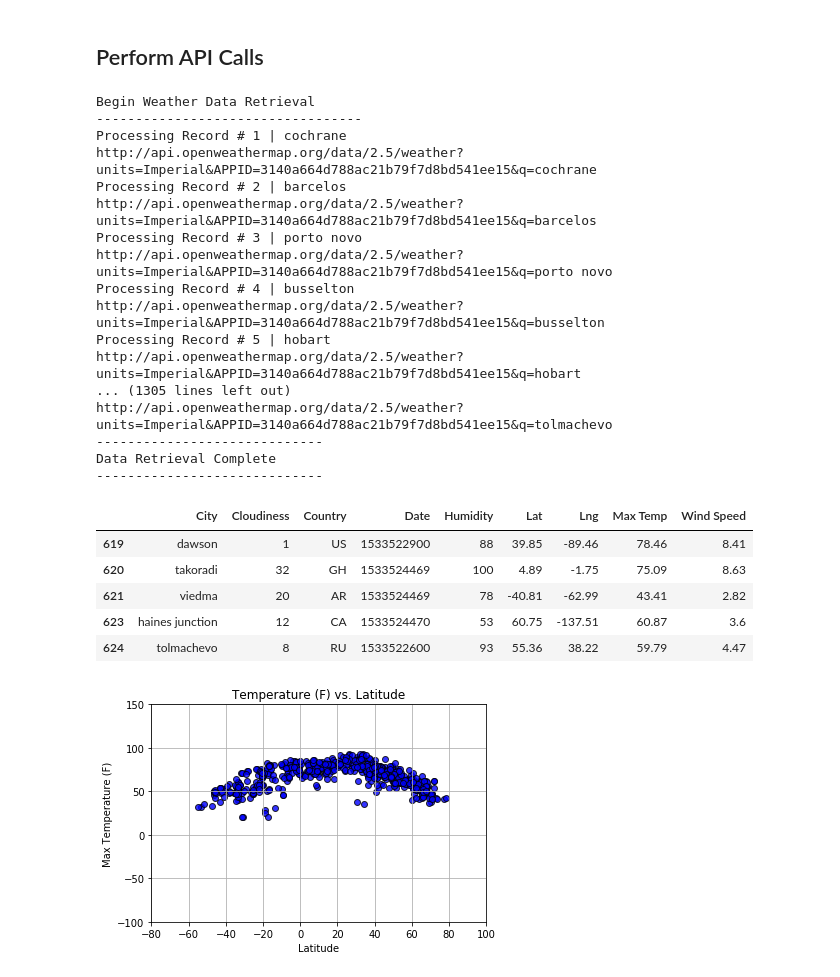
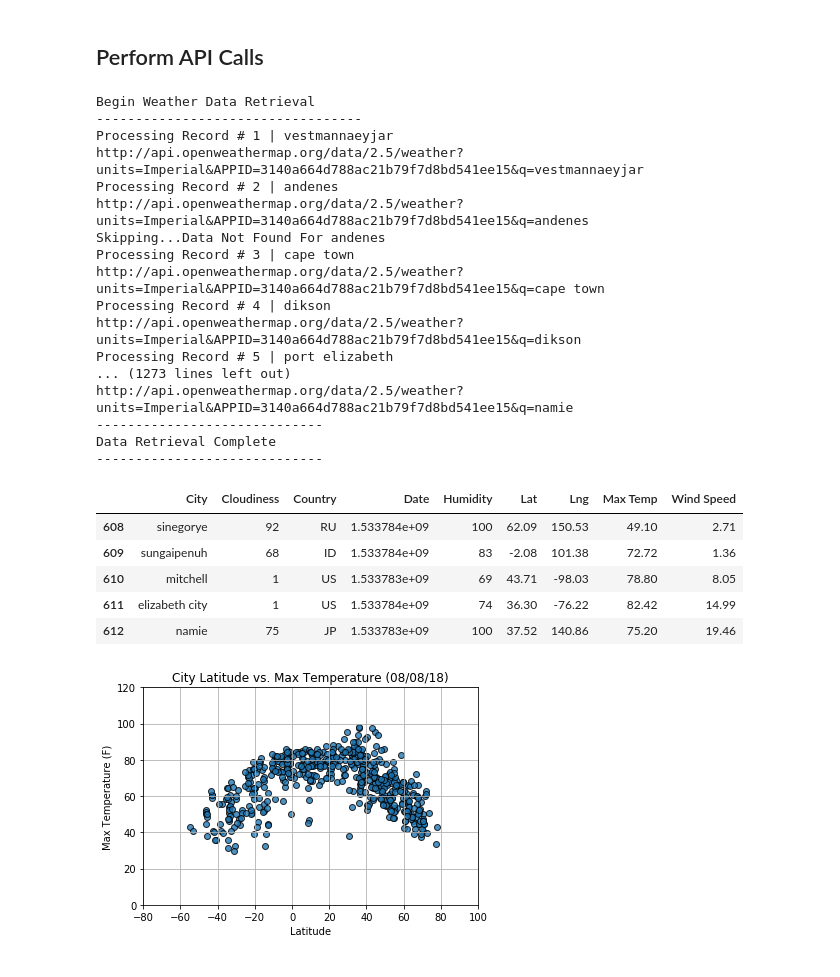
Before and after one commit to bmonroe44/WeatherPy, a Jupyter notebook: starter_code/WeatherPy.ipynb, the cells around one changed output. Cells and saved outputs as stored; diff of their text form; code cells hidden in the pictures.

Commit message:
WeatherPy Commit #2

```diff
--- a/starter_code/WeatherPy.ipynb
+++ b/starter_code/WeatherPy.ipynb
@@ -48,14 +53,14 @@ len(cities)
 city_weather_df = pd.DataFrame({"City": cities})
 
 # Add new columns to hold weather data
-city_weather_df["Cloudiness"] = ""
+city_weather_df["Cloudiness"] = 0
 city_weather_df["Country"] = ""
-city_weather_df["Date"] = ""
-city_weather_df["Humidity"] = ""
-city_weather_df["Lat"] = ""
-city_weather_df["Lng"] = ""
-city_weather_df["Max Temp"] = ""
-city_weather_df["Wind Speed"] = ""
+city_weather_df["Date"] = 0
+city_weather_df["Humidity"] = 0
+city_weather_df["Lat"] = 0
+city_weather_df["Lng"] = 0
+city_weather_df["Max Temp"] = 0
+city_weather_df["Wind Speed"] = 0
 
 city_weather_df.tail()
 # %% [output]
@@ -99,7 +104,7 @@ for index, row in city_weather_df.iterrows():
         city_weather_df.loc[index, "Cloudiness"] = response["clouds"]["all"]
         city_weather_df.loc[index, "Country"] = response["sys"]["country"]
         city_weather_df.loc[index, "Date"] = response["dt"]
-        city_weather_df.loc[index, "Lat"]= response["coord"]["lat"]
+        city_weather_df.loc[index, "Lat"] = response["coord"]["lat"]
         city_weather_df.loc[index, "Lng"] = response["coord"]["lon"]
         city_weather_df.loc[index, "Humidity"] = response["main"]["humidity"]
         city_weather_df.loc[index, "Max Temp"] = response["main"]["temp"]
@@ -108,8 +113,6 @@ for index, row in city_weather_df.iterrows():
     except:
         print("Skipping...Data Not Found For " + city)
 
-        # Drop rows missing data
-        city_weather_df.drop(labels=index, inplace=True)
 
 # Print Data loading Complete statement
 print("-----------------------------")
@@ -118,28 +121,32 @@ print("-----------------------------")
 # %% [output]
 Begin Weather Data Retrieval
 ----------------------------------
-Processing Record # 1 | cochrane
-http://api.openweathermap.org/data/2.5/weather?units=Imperial&APPID=3140a664d788ac21b79f7d8bd541ee15&q=cochrane
-Processing Record # 2 | barcelos
-http://api.openweathermap.org/data/2.5/weather?units=Imperial&APPID=3140a664d788ac21b79f7d8bd541ee15&q=barcelos
-Processing Record # 3 | porto novo
-http://api.openweathermap.org/data/2.5/weather?units=Imperial&APPID=3140a664d788ac21b79f7d8bd541ee15&q=porto novo
-Processing Record # 4 | busselton
-http://api.openweathermap.org/data/2.5/weather?units=Imperial&APPID=3140a664d788ac21b79f7d8bd541ee15&q=busselton
-Processing Record # 5 | hobart
-http://api.openweathermap.org/data/2.5/weather?units=Imperial&APPID=3140a664d788ac21b79f7d8bd541ee15&q=hobart
-... (1305 lines left out)
-http://api.openweathermap.org/data/2.5/weather?units=Imperial&APPID=3140a664d788ac21b79f7d8bd541ee15&q=tolmachevo
+Processing Record # 1 | vestmannaeyjar
+http://api.openweathermap.org/data/2.5/weather?units=Imperial&APPID=3140a664d788ac21b79f7d8bd541ee15&q=vestmannaeyjar
+Processing Record # 2 | andenes
+http://api.openweathermap.org/data/2.5/weather?units=Imperial&APPID=3140a664d788ac21b79f7d8bd541ee15&q=andenes
+Skipping...Data Not Found For andenes
+Processing Record # 3 | cape town
+http://api.openweathermap.org/data/2.5/weather?units=Imperial&APPID=3140a664d788ac21b79f7d8bd541ee15&q=cape town
+Processing Record # 4 | dikson
+http://api.openweathermap.org/data/2.5/weather?units=Imperial&APPID=3140a664d788ac21b79f7d8bd541ee15&q=dikson
+Processing Record # 5 | port elizabeth
+... (1273 lines left out)
+http://api.openweathermap.org/data/2.5/weather?units=Imperial&APPID=3140a664d788ac21b79f7d8bd541ee15&q=namie
 -----------------------------
 Data Retrieval Complete
 -----------------------------
+# %%
+# Remove rows(cities) with no data
+city_weather_df["Date"].replace(0, np.nan, inplace=True)
+city_weather_df.dropna(subset=["Date"], how="any", inplace=True)
 # %%
 # Preview appended weather dataframe
 city_weather_df.tail()
 # %% [output]
 |  | City | Cloudiness | Country | Date | Humidity | Lat | Lng | Max Temp | Wind Speed |
-| 619 | dawson | 1 | US | 1533522900 | 88 | 39.85 | -89.46 | 78.46 | 8.41 |
-| 620 | takoradi | 32 | GH | 1533524469 | 100 | 4.89 | -1.75 | 75.09 | 8.63 |
-| 621 | viedma | 20 | AR | 1533524469 | 78 | -40.81 | -62.99 | 43.41 | 2.82 |
-| 623 | haines junction | 12 | CA | 1533524470 | 53 | 60.75 | -137.51 | 60.87 | 3.6 |
-| 624 | tolmachevo | 8 | RU | 1533522600 | 93 | 55.36 | 38.22 | 59.79 | 4.47 |
+| 608 | sinegorye | 92 | RU | 1.533784e+09 | 100 | 62.09 | 150.53 | 49.10 | 2.71 |
+| 609 | sungaipenuh | 68 | ID | 1.533784e+09 | 83 | -2.08 | 101.38 | 72.72 | 1.36 |
+| 610 | mitchell | 1 | US | 1.533783e+09 | 69 | 43.71 | -98.03 | 78.80 | 8.05 |
+| 611 | elizabeth city | 1 | US | 1.533784e+09 | 74 | 36.30 | -76.22 | 82.42 | 14.99 |
+| 612 | namie | 75 | JP | 1.533783e+09 | 100 | 37.52 | 140.86 | 75.20 | 19.46 |
@@ -146,17 +156,21 @@ city_weather_df.tail()
 # %%
-plt.scatter(city_weather_df["Lat"], city_weather_df["Max Temp"], c="blue", edgecolor="black", marker="o", alpha=0.8)
+# Build scatterplot for latitude and temperature
+plt.scatter(city_weather_df["Lat"], city_weather_df["Max Temp"], edgecolor="black", marker="o", alpha=0.8, linewidths=1)
 
 # Set upper and lower limits of x and y axis
 plt.xlim(-80, 100)
-plt.ylim(-100, 150)
+plt.ylim(0, 120)
 
-plt.title("Temperature (F) vs. Latitude")
+# Incorporate graph properties
+plt.title("City Latitude vs. Max Temperature (%s)" % time.strftime("%x"))
 plt.xlabel("Latitude")
 plt.ylabel("Max Temperature (F)")
+plt.grid(True)
 
+# Save figure
+plt.savefig("Lat_v_Temp.png")
 
-plt.grid()
-# #plt.savefig("Temperature (F) vs. Latitude.png")
+# Show plot
 plt.show()
 # %% [output]
-[figure, old version]
+[figure, new version]
```
Also changed, not shown: parts of 7 cells of this notebook, 5 other files.
